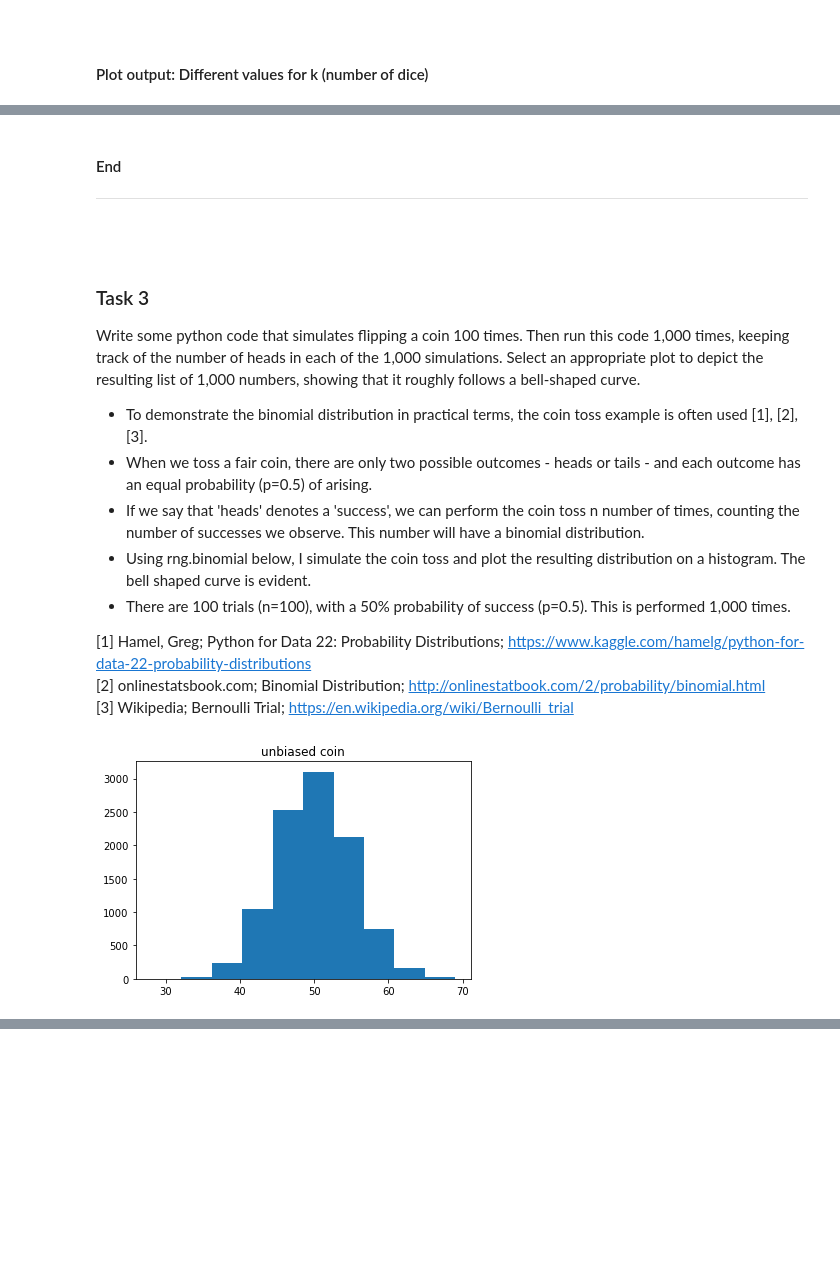
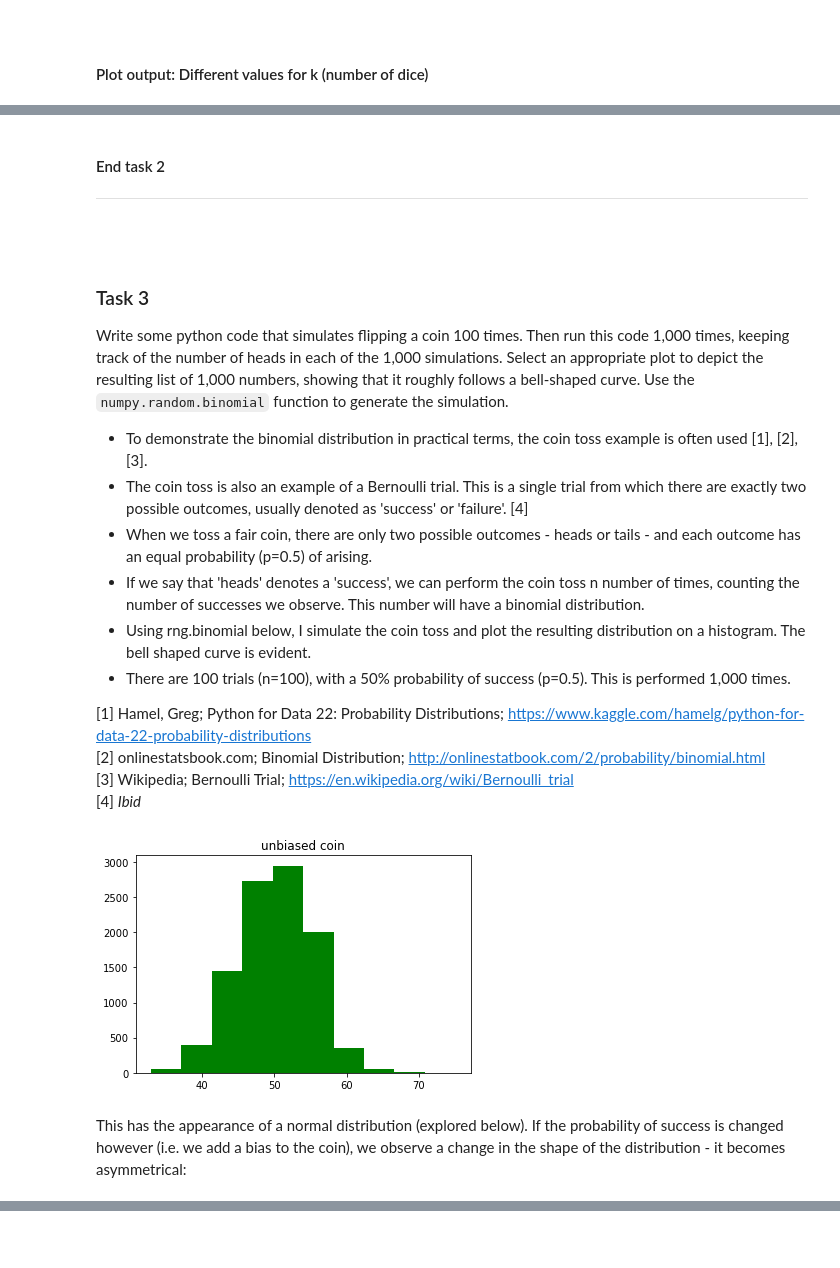
Before and after one commit to colm-o-caoimh/ExploringAnalyticsFundamentals, a Jupyter notebook: FDA _Tasks2020.ipynb, the cells around one changed output, grey strips where cells are left out. Cells and saved outputs as stored; diff of their text form; code cells hidden in the pictures; blank space fills up the shorter version.

```diff
--- a/FDA _Tasks2020.ipynb
+++ b/FDA _Tasks2020.ipynb
@@ -146,14 +171,15 @@ Text(0.5, 1.0, '5 dice')
 # %% [markdown]
-#### End
+#### End task 2
 ***
 # %% [markdown]
 <br>
 # %% [markdown]
 ### Task 3
 
-Write some python code that simulates flipping a coin 100 times.  Then run this code 1,000 times, keeping track of  the  number  of  heads  in  each  of  the  1,000  simulations.   Select  an  appropriate plot to depict the resulting list of 1,000 numbers, showing that it roughly follows a bell-shaped curve.
+Write some python code that simulates flipping a coin 100 times. Then run this code 1,000 times, keeping track of the  number of heads in each of the 1,000 simulations. Select an appropriate plot to depict the resulting list of 1,000 numbers, showing that it roughly follows a bell-shaped curve. Use the `numpy.random.binomial` function to generate the simulation.
 
 * To demonstrate the binomial distribution in practical terms, the coin toss example is often used [1], [2], [3].
+* The coin toss is also an example of a Bernoulli trial. This is a single trial from which there are exactly two possible outcomes, usually denoted as 'success' or 'failure'. [4]
 * When we toss a fair coin, there are only two possible outcomes - heads or tails - and each outcome has an equal probability (p=0.5) of arising.
 * If we say that 'heads' denotes a 'success', we can perform the coin toss n number of times, counting the number of successes we observe. This number will have a binomial distribution.
 * Using rng.binomial below, I simulate the coin toss and plot the resulting distribution on a histogram. The bell shaped curve is evident.
@@ -162,12 +188,18 @@ Write some python code that simulates flipping a coin 100 times.  Then run this
 [1] Hamel, Greg; Python for Data 22: Probability Distributions; https://www.kaggle.com/hamelg/python-for-data-22-probability-distributions <br>
 [2] onlinestatsbook.com; Binomial Distribution; http://onlinestatbook.com/2/probability/binomial.html <br>
 [3] Wikipedia; Bernoulli Trial; https://en.wikipedia.org/wiki/Bernoulli_trial<br>
+[4] *Ibid* <br>
+# %%
+# construct a new Generator object
+rng = default_rng()
 # %%
 n, p = 100, .5  # number of trials, probability of each trial
 unbiased_coin = rng.binomial(n, p, 10000) # result of tossing a coin 10 times, tested 1000 times.
 # %%
-plt.hist(unbiased_coin)
+plt.hist(unbiased_coin, color='green')
 plt.title("unbiased coin")
 plt.show()
 # %% [output]
-[figure, old version]
+[figure, new version]
+# %% [markdown]
+This has the appearance of a normal distribution (explored below). If the probability of success is changed however (i.e. we add a bias to the coin), we observe a change in the shape of the distribution - it becomes asymmetrical:
```
Also changed, not shown: parts of 14 cells of this notebook.
